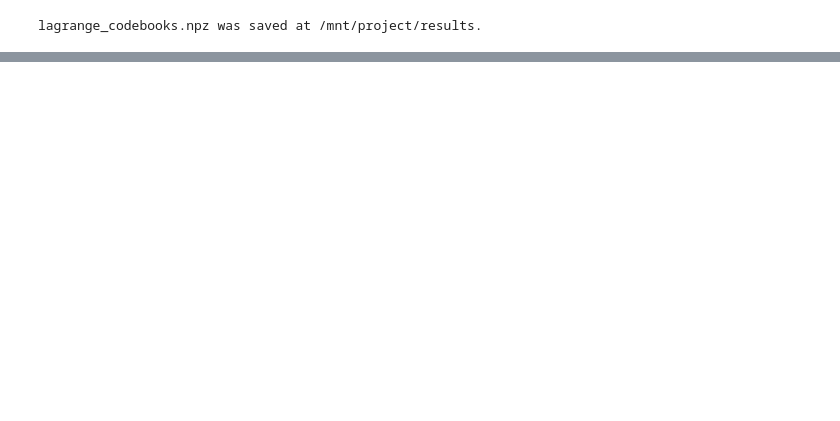
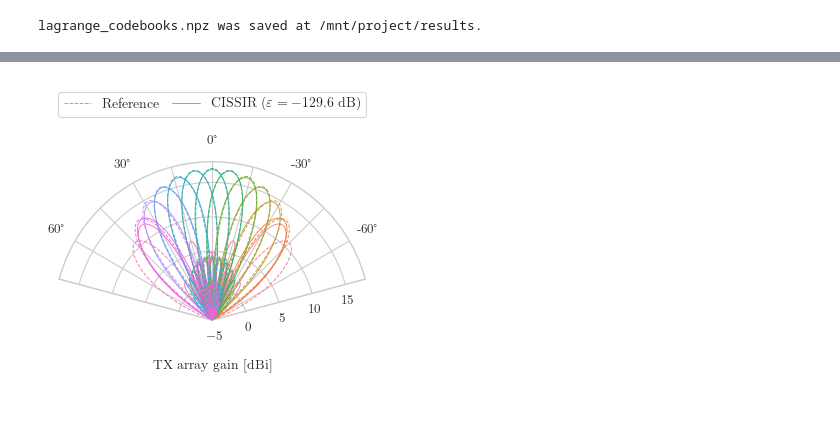
Before and after one commit to rodrihgh/CISSIR, a Jupyter notebook: notebooks/lagrange_codebook_optimization.ipynb, the cells around one changed output, grey strips where cells are left out. Cells and saved outputs as stored; diff of their text form; code cells hidden in the pictures; blank space fills up the shorter version.

```diff
--- a/notebooks/lagrange_codebook_optimization.ipynb
+++ b/notebooks/lagrange_codebook_optimization.ipynb
@@ -230,0 +281,10 @@ _ = plt.title(f"Tapering range for SI<{si_cutoff:.1f} dB")
+# %%
+plot_att = 130
+att_index = np.argmin(np.abs(np.array(att_values) - plot_att))
+att_db_val = att_values[att_index]
+tx_dev_val = tx_dev[att_index]
+opt_tx_codebook = tx_codebooks[att_index,]
+opt_rx_codebook = rx_codebooks[att_index,]
+# %%
+antenna_pattern = Antenna(params.antenna_pattern, polarization=params.antenna_polarization).patterns
+rad_pattern = lambda x: sum(sum(np.abs(p)**2 for p in pat(np.pi/2, x)) for pat in antenna_pattern)
@@ -230,0 +295,24 @@ _ = plt.title(f"Tapering range for SI<{si_cutoff:.1f} dB")
+# %%
+thetas = np.deg2rad(np.arange(-75, 80, 15))
+
+offset, stride = 1, 2
+f, ax = plt.subplots(subplot_kw={'projection': 'polar'})
+tx_kwargs = dict(transmit=True, element_pattern=rad_pattern, axis=ax, r_lim=(-5, 18), alpha=0.9, linewidth=0.7, theta_lim=(-5*np.pi/12, 5*np.pi/12))
+_ = plot_beamforming_polar(dft_tx_codebook[:, offset::stride], linestyle="--", color_palette="husl", **tx_kwargs, label="Reference", zorder=20)
+_ = plot_beamforming_polar(opt_tx_codebook[:, offset::stride], color_palette="husl", **tx_kwargs,
+                           label="Optimized", zorder=10)
+
+ax.set_xticks(thetas)
+xticks = ax.get_xticklabels()
+_ = ax.set_xticklabels([tick if i % 2 == 1 else None for i, tick in enumerate(xticks)])
+
+handles, labels = ax.get_legend_handles_labels()
+ax.legend(handles[:1]+handles[L_t//stride+1:L_t//stride+2], ["Reference", rf"CISSIR ($\varepsilon=-{att_db_val:.1f}$ dB)"],
+                                                   # + r"$\sigma_{\mathrm{tx}}^2=" + f"{tx_dev_val:.1f}$ dB)"],
+                                                   loc="upper center",
+          ncol=2, prop={'size': 10}, columnspacing=0.8,
+          bbox_to_anchor=(0.5, 1.01)) #  prop={'size': 8}, )
+ax.set_xlabel("TX array gain [dBi]") # , x=0.8, rotation=12)
+ax.xaxis.labelpad = -25
+# %% [output]
+[figure, added]
```
Also changed, not shown: parts of 19 cells of this notebook, 5 other files.
